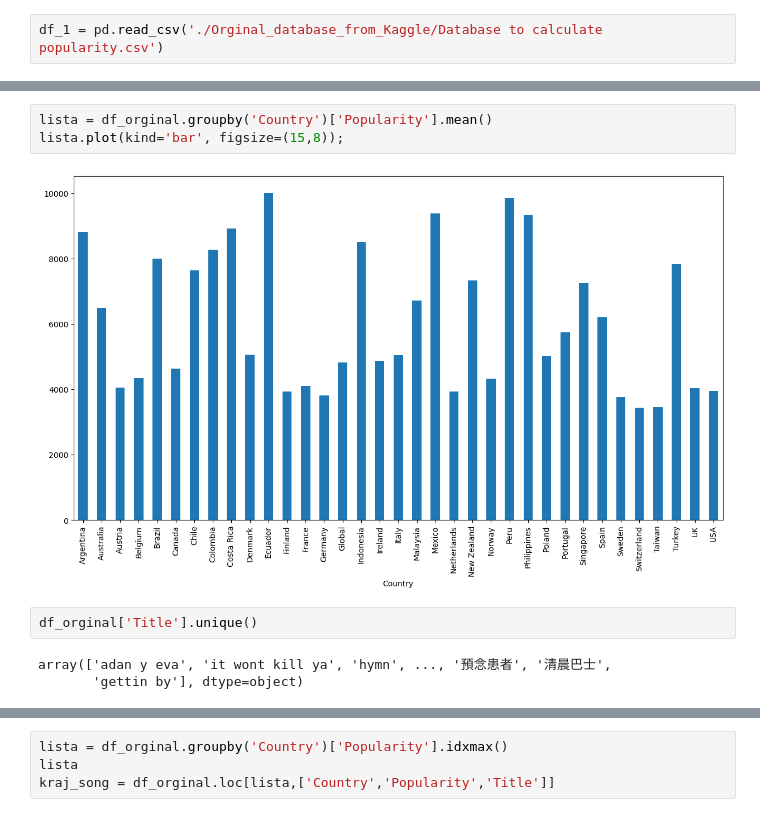
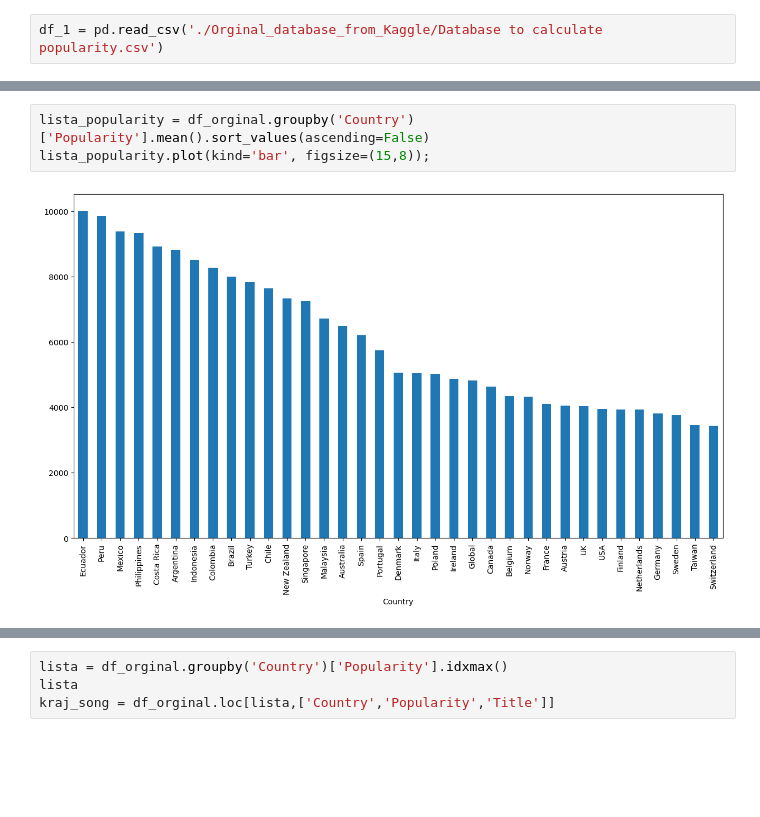
Before and after one commit to infoshareacademy/JDSZR11-chubs_chubs, a Jupyter notebook: Procject_Python_Spotyfiy/Spotyfie.ipynb, the cells around one changed output, grey strips where cells are left out. Saved outputs shown, nothing was run; the diff lists cells and outputs as text; blank space fills up the shorter version.

```diff
--- a/Procject_Python_Spotyfiy/Spotyfie.ipynb
+++ b/Procject_Python_Spotyfiy/Spotyfie.ipynb
@@ -68,10 +161,5 @@ df_small.groupby('MSZoning', sort=False)["MSSubClass"].count()
 # %%
-lista = df_orginal.groupby('Country')['Popularity'].mean()
-lista.plot(kind='bar', figsize=(15,8));
+lista_popularity = df_orginal.groupby('Country')['Popularity'].mean().sort_values(ascending=False)
+lista_popularity.plot(kind='bar', figsize=(15,8));
 # %% [output]
-[figure, old version]
+[figure, new version]
-# %%
-df_orginal['Title'].unique()
-# %% [output]
-array(['adan y eva', 'it wont kill ya', 'hymn', ..., '預念患者', '清晨巴士',
-       'gettin by'], dtype=object)
```
Also changed, not shown: parts of 42 cells of this notebook.
